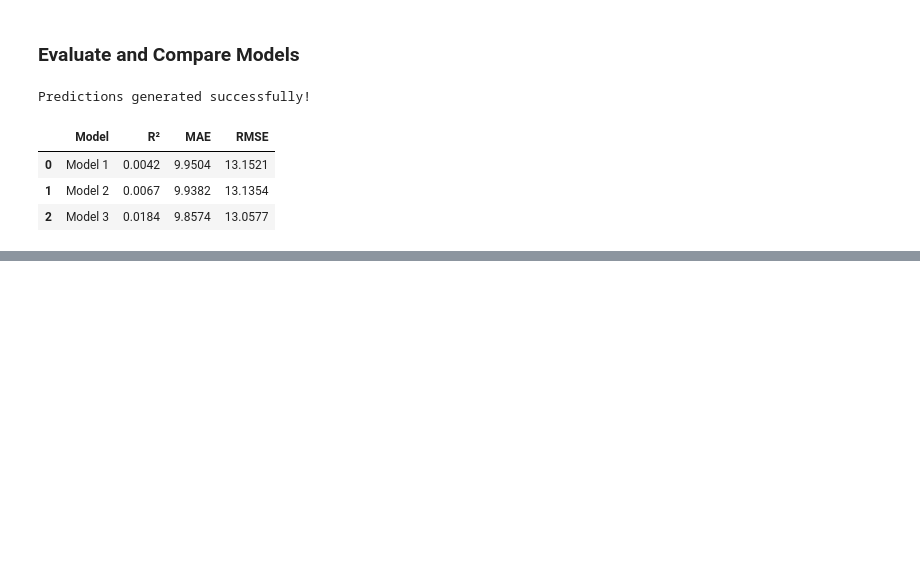
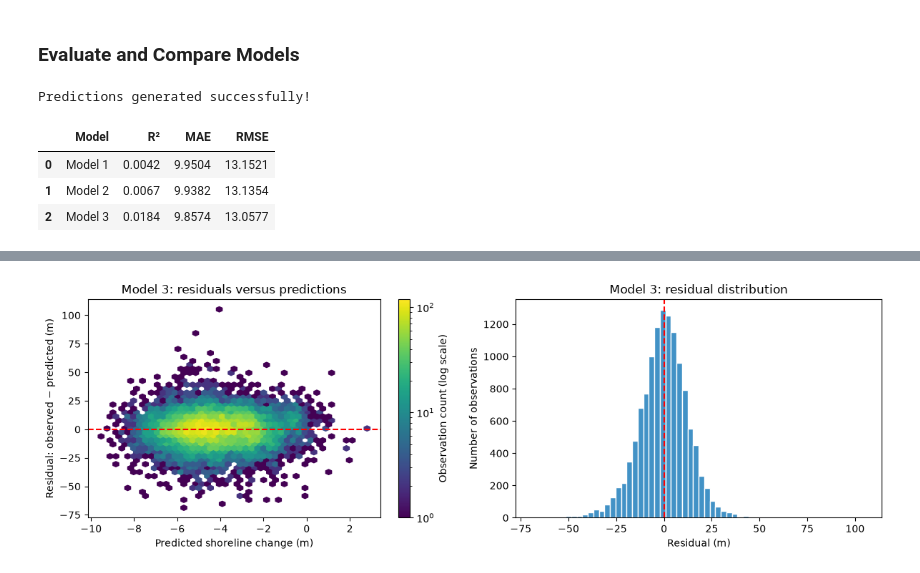
Before and after one commit to afdeanon/El-Nino-Shoreline-Machine-Learning, a Jupyter notebook: scripts/shoreline_linear_regression.ipynb, the cells around one changed output, grey strips where cells are left out. Drawn from its saved outputs; the diff is of its cells as text; code cells hidden in the pictures; blank space fills up the shorter version.

```diff
--- a/scripts/shoreline_linear_regression.ipynb
+++ b/scripts/shoreline_linear_regression.ipynb
@@ -216,0 +299,42 @@ display(results_df.round(4))
+# %%
+test_results = df.iloc[test_idx][
+    ["transect_id", "winter", "RONI", "observation_count", "span_days"]
+].copy()
+
+test_results["observed"] = np.asarray(y_test)
+test_results["predicted_2"] = np.asarray(y_pred_2)
+test_results["predicted_3"] = np.asarray(y_pred_3)
+test_results["residual_3"] = (
+    test_results["observed"] - test_results["predicted_3"]
+)
+
+fig, axes = plt.subplots(1, 2, figsize=(12, 4))
+
+hb = axes[0].hexbin(
+    test_results["predicted_3"],
+    test_results["residual_3"],
+    gridsize=45, bins="log", mincnt=1, cmap="viridis"
+)
+axes[0].axhline(0, color="red", linestyle="--")
+axes[0].set(
+    xlabel="Predicted shoreline change (m)",
+    ylabel="Residual: observed − predicted (m)",
+    title="Model 3: residuals versus predictions"
+)
+fig.colorbar(hb, ax=axes[0], label="Observation count (log scale)")
+
+axes[1].hist(
+    test_results["residual_3"], bins=60,
+    color="#4292c6", edgecolor="white"
+)
+axes[1].axvline(0, color="red", linestyle="--")
+axes[1].set(
+    xlabel="Residual (m)",
+    ylabel="Number of observations",
+    title="Model 3: residual distribution"
+)
+
+plt.tight_layout()
+plt.show()
+# %% [output]
+[figure, added]
```
Also changed, not shown: parts of 6 cells of this notebook, 1 other file.
